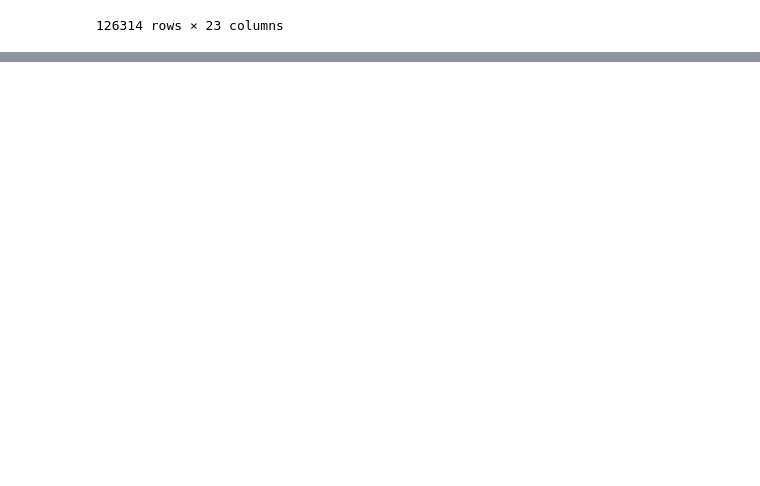
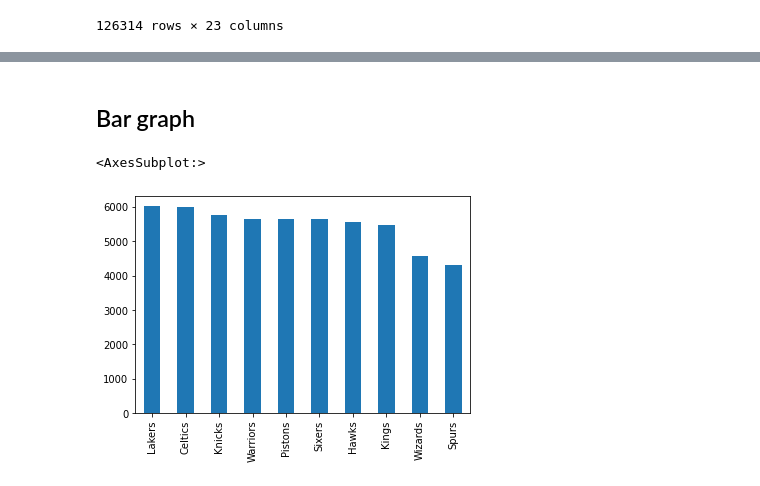
Before and after one commit to eastonjad/jupyter, a Jupyter notebook: RealPython_PandasExploreDataset.ipynb, the cells around one changed output, grey strips where cells are left out. Saved outputs shown, nothing was run; the diff lists cells and outputs as text; code cells hidden in the pictures; blank space fills up the shorter version.

```diff
--- a/RealPython_PandasExploreDataset.ipynb
+++ b/RealPython_PandasExploreDataset.ipynb
@@ -178,0 +976,7 @@ nba
+# %% [markdown]
+## Bar graph
+# %%
+nba["fran_id"].value_counts().head(10).plot(kind="bar")
+# %% [output]
+<AxesSubplot:>
+[figure, added]
```
Also changed, not shown: parts of 154 cells of this notebook.
